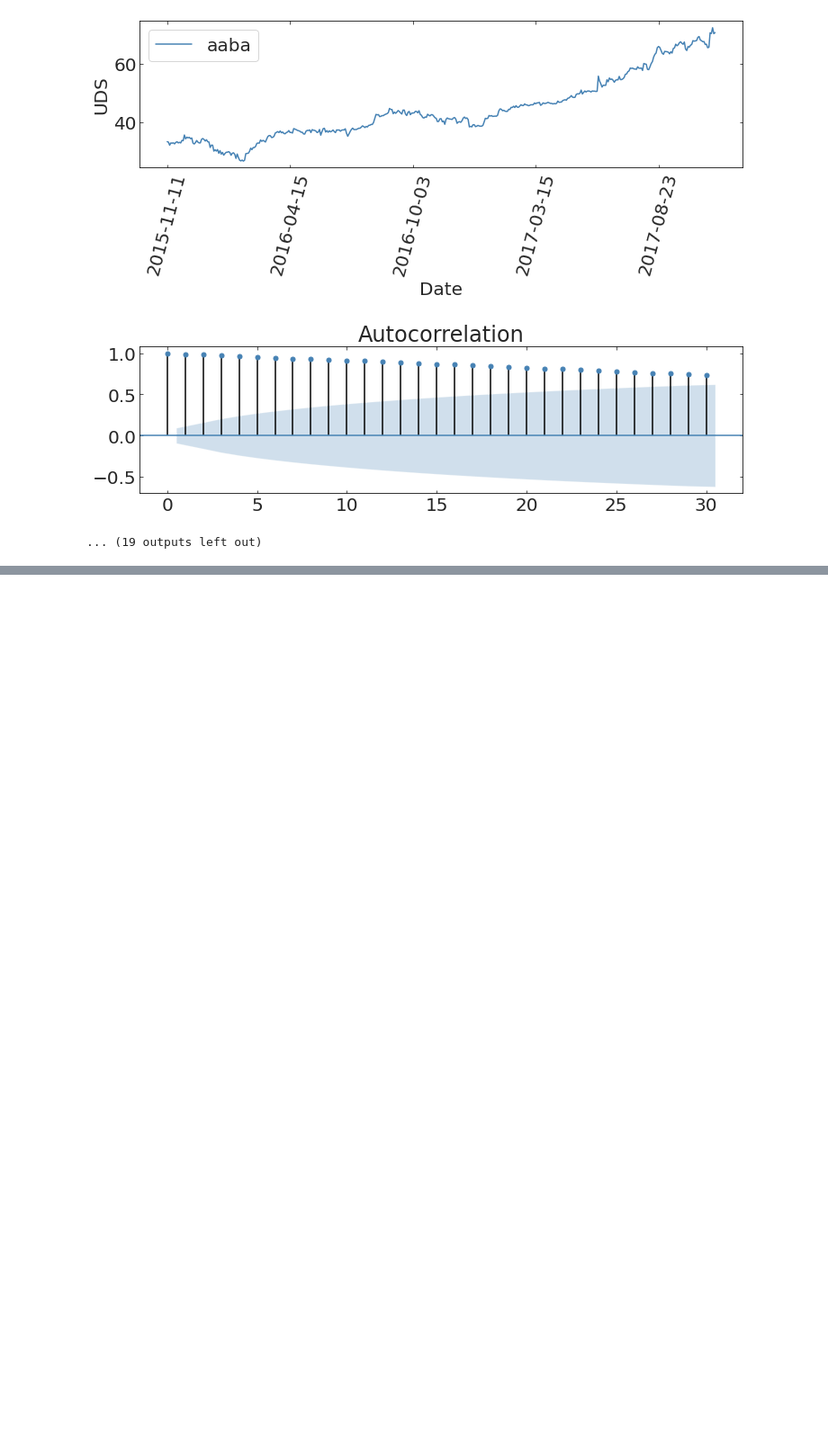
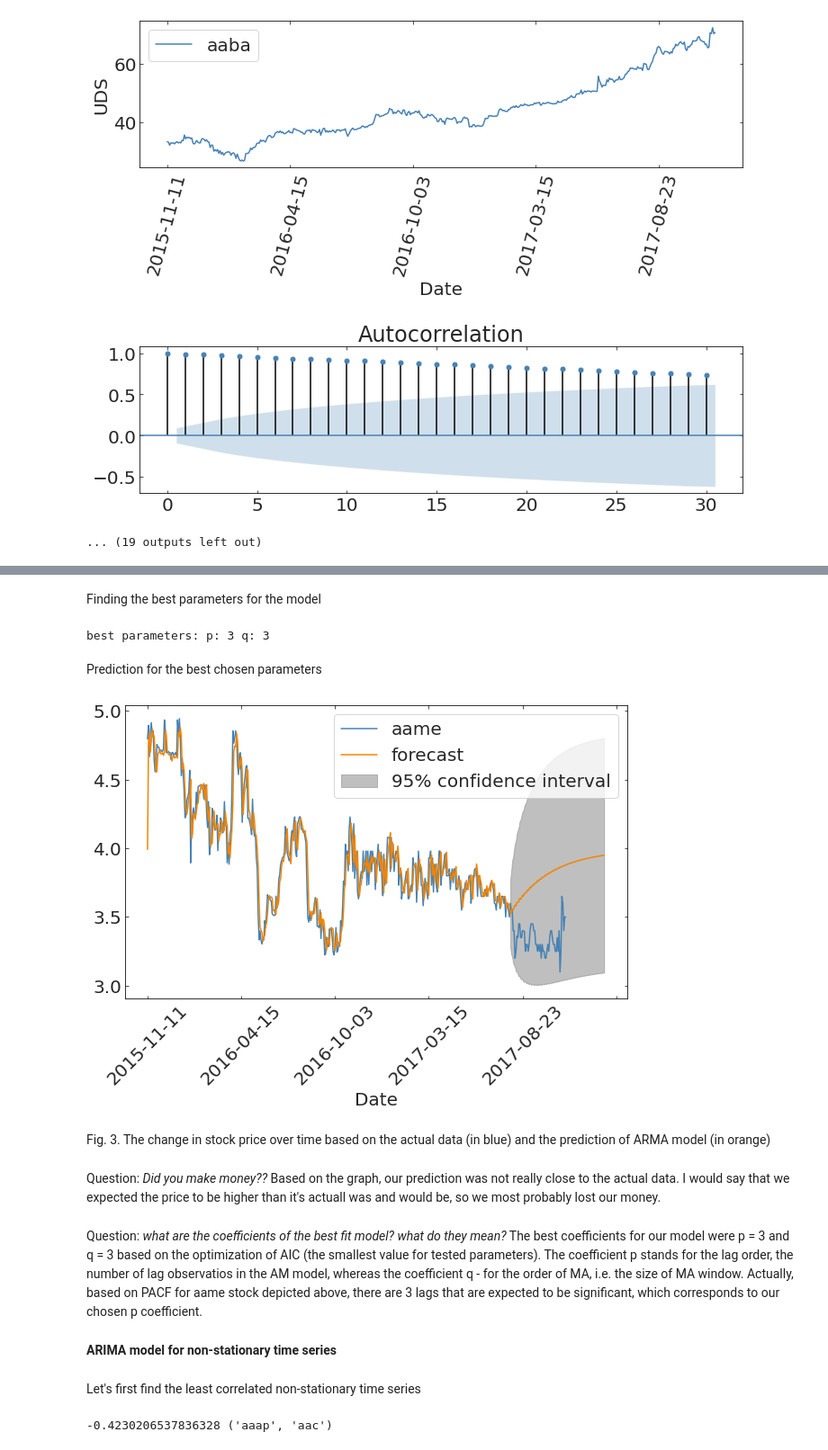
Before and after one commit to cristinarainich/MLTSA22_KRainich, a Jupyter notebook: HW3/HW3.ipynb, the cells around one changed output, grey strips where cells are left out. Shown at 90% size. Saved outputs shown, nothing was run; the diff lists cells and outputs as text; code cells hidden in the pictures; blank space fills up the shorter version.

```diff
--- a/HW3/HW3.ipynb
+++ b/HW3/HW3.ipynb
@@ -202,0 +154,49 @@ ax.set_xticklabels(ax.get_xticklabels(), rotation=45);
+# %% [markdown]
+Finding the best parameters for the model
+# %%
+aics = np.zeros((5,5))
+for p in range(5):
+  for q in range(5):
+    try:
+      aics[p][q] = sm.tsa.ARMA(tss.loc[:,'aame'][:-60], (p, q)).fit().aic
+    except:
+      aics[p][q] = np.nan
+p, q = np.where(aics == np.nanmin(aics))
+print("best parameters: p: {:d} q: {:d}".format(p[0],q[0]))
+# %% [output]
+best parameters: p: 3 q: 3
+# %% [markdown]
+Prediction for the best chosen parameters
+# %%
+N = tss[['aame']].shape[0]
+ax = tss[['aame']].plot()
+mod = sm.tsa.ARMA(tss.loc[:,'aame'][:-60], (3,3)).fit()
+mod.plot_predict(end = N + 40, plot_insample=False, ax=ax);
+ax.set_xticklabels(ax.get_xticklabels(), rotation=45);
+# %% [output]
+[figure, added]
+# %% [markdown]
+Fig. 3. The change in stock price over time based on the actual data (in blue) and the prediction of ARMA model (in orange)
+# %% [markdown]
+Question: *Did you make money??*
+Based on the graph, our prediction was not really close to the actual data. I would say that we expected the price to be higher than it's actuall was and would be, so we most probably lost our money.
+# %% [markdown]
+Question: *what are the coefficients of the best fit model? what do they mean?*
+The best coefficients for our model were p = 3 and q = 3 based on the optimization of AIC (the smallest value for tested parameters). The coefficient p stands for the lag order, the number of lag observatios in the AM model, whereas the coefficient q - for the order of MA, i.e. the size of MA window.
+Actually, based on PACF for aame stock depicted above, there are 3 lags that are expected to be significant, which corresponds to our chosen p coefficient.
+# %% [markdown]
+**ARIMA model for non-stationary time series**
+# %% [markdown]
+Let's first find the least correlated non-stationary time series
+# %%
+corr_table = tss.corr()
+min_number = corr_table.loc['a', 'a']
+for i in corr_table:
+  for j in corr_table:
+    if i != 'aame' and j != 'aame':
+      if abs(corr_table.loc[i, j]) < abs(min_number):
+        min_number = corr_table.loc[i, j]
+        coord = (i, j)
+print(min_number, coord)
+# %% [output]
+-0.4230206537836328 ('aaap', 'aac')
```
Also changed, not shown: parts of 43 cells of this notebook.
